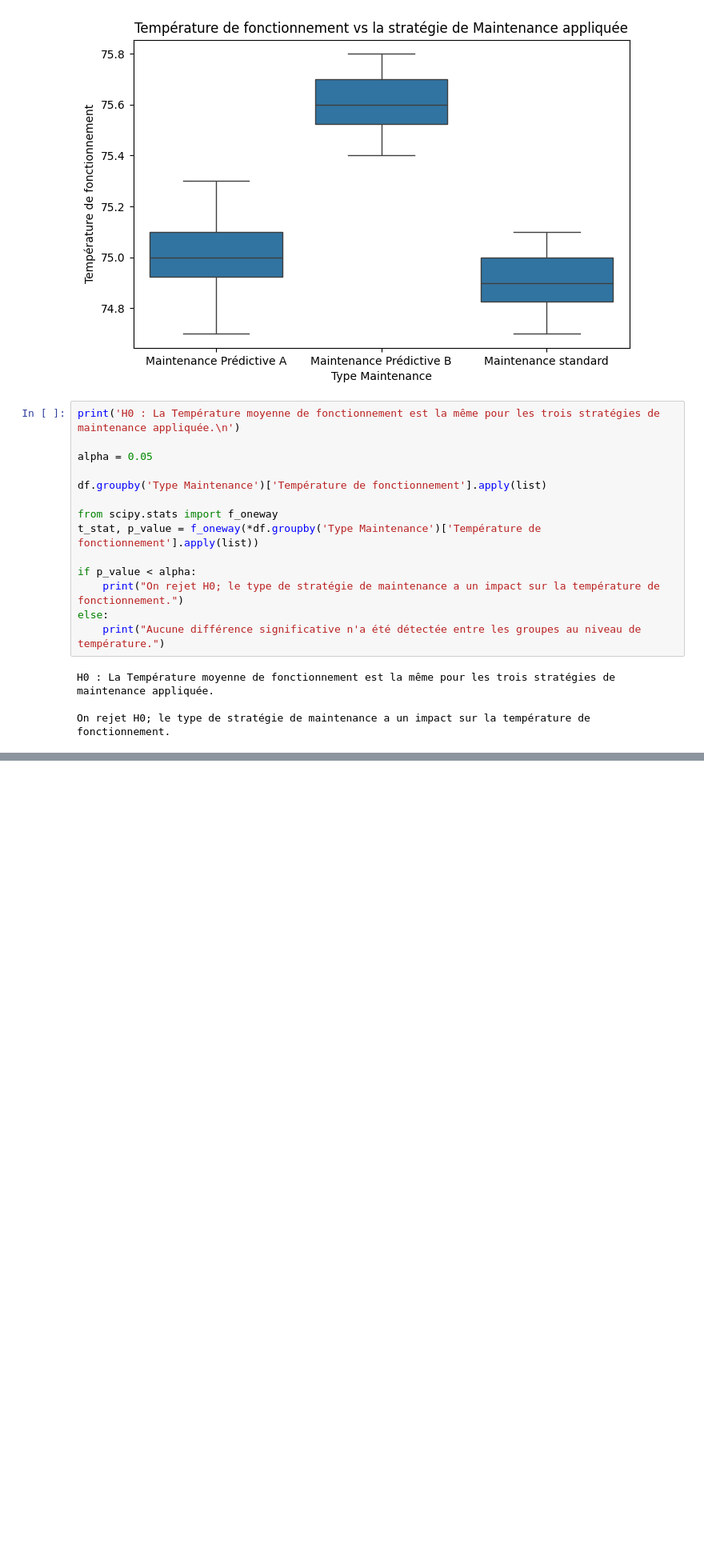
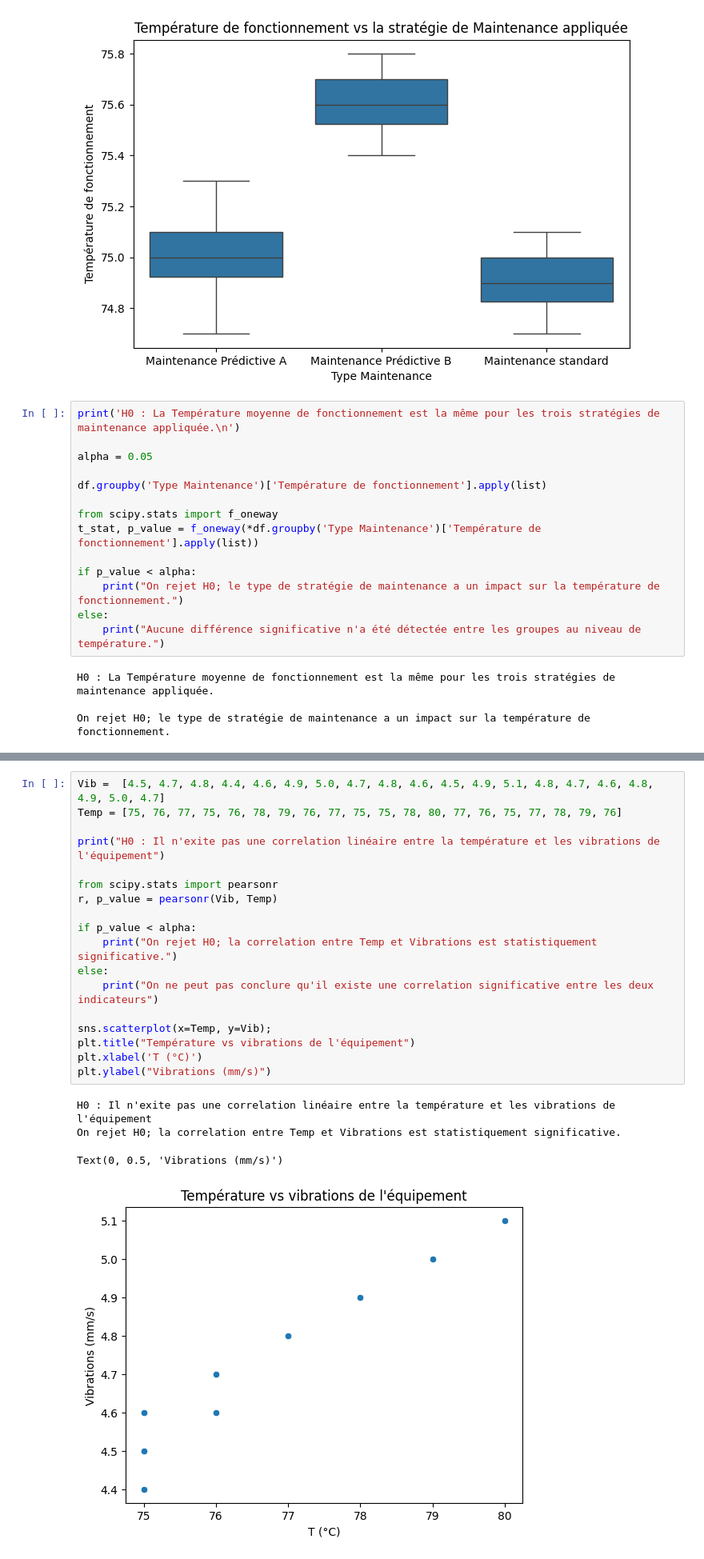
Before and after one commit to MouloudB-24/MP-PRO, a Jupyter notebook: entrainement.ipynb, the cells around one changed output, grey strips where cells are left out. Shown at 80% size. Saved outputs shown, nothing was run; the diff lists cells and outputs as text; blank space fills up the shorter version.

Commit message:
test pearsonr

```diff
--- a/entrainement.ipynb
+++ b/entrainement.ipynb
@@ -322,0 +341,23 @@ On rejet H0; le type de stratégie de maintenance a un impact sur la températur
+# %%
+Vib =  [4.5, 4.7, 4.8, 4.4, 4.6, 4.9, 5.0, 4.7, 4.8, 4.6, 4.5, 4.9, 5.1, 4.8, 4.7, 4.6, 4.8, 4.9, 5.0, 4.7]
+Temp = [75, 76, 77, 75, 76, 78, 79, 76, 77, 75, 75, 78, 80, 77, 76, 75, 77, 78, 79, 76]
+
+print("H0 : Il n'exite pas une correlation linéaire entre la température et les vibrations de l'équipement")
+
+from scipy.stats import pearsonr
+r, p_value = pearsonr(Vib, Temp)
+
+if p_value < alpha:
+    print("On rejet H0; la correlation entre Temp et Vibrations est statistiquement significative.")
+else:
+    print("On ne peut pas conclure qu'il existe une correlation significative entre les deux indicateurs")
+
+sns.scatterplot(x=Temp, y=Vib);
+plt.title("Température vs vibrations de l'équipement")
+plt.xlabel('T (°C)')
+plt.ylabel("Vibrations (mm/s)")
+# %% [output]
+H0 : Il n'exite pas une correlation linéaire entre la température et les vibrations de l'équipement
+On rejet H0; la correlation entre Temp et Vibrations est statistiquement significative.
+Text(0, 0.5, 'Vibrations (mm/s)')
+[figure, added]
```
Also changed, not shown: parts of 3 cells of this notebook.
